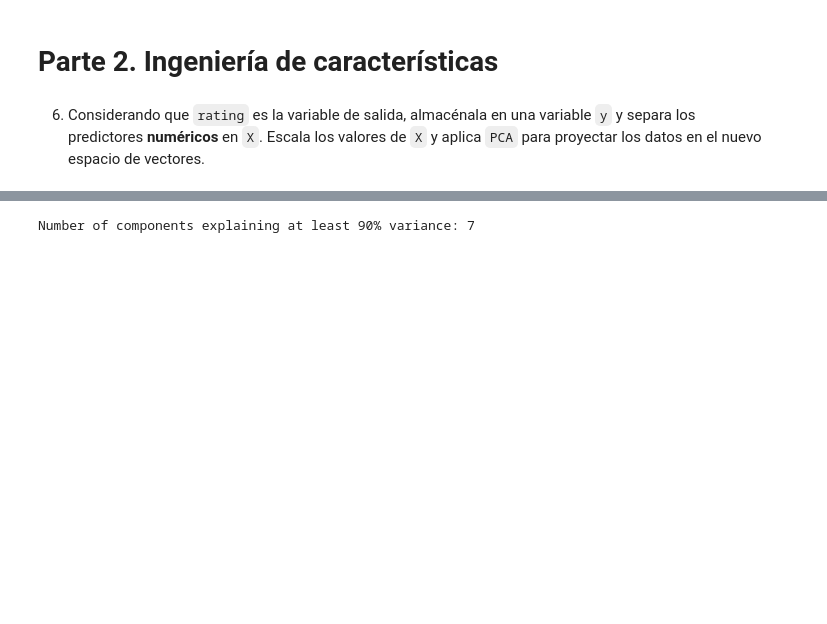
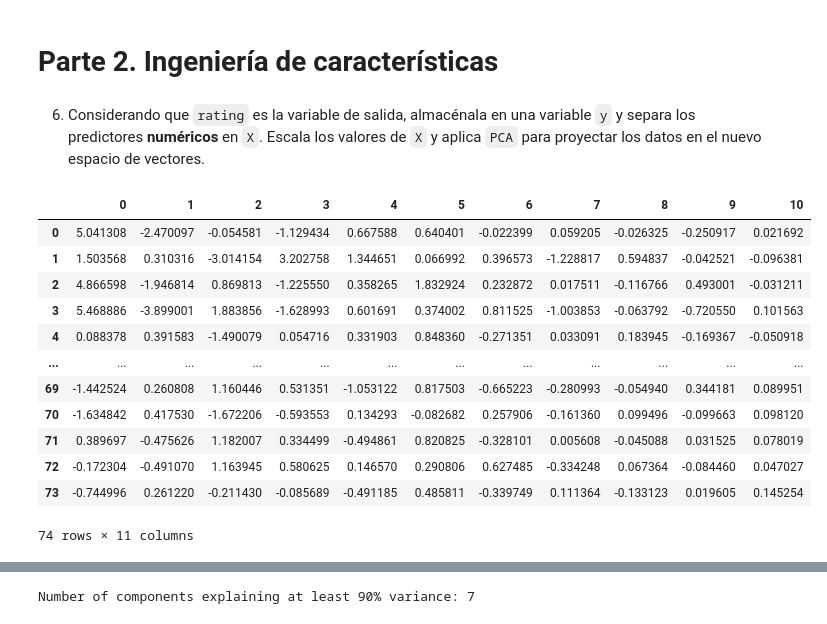
Before and after one commit to Janet16180/grupo_6_ciencia_de_datos, a Jupyter notebook: Actividad7PCA.ipynb, the cells around one changed output, grey strips where cells are left out. Cells and saved outputs as stored; diff of their text form; code cells hidden in the pictures; blank space fills up the shorter version.

```diff
--- a/Actividad7PCA.ipynb
+++ b/Actividad7PCA.ipynb
@@ -315,7 +365,23 @@ X_scaled = scaler.fit_transform(X)
 # %%
 from sklearn.decomposition import PCA
 
 pca = PCA()
 X_pca = pca.fit_transform(X_scaled)
+X_pca_df = pd.DataFrame(X_pca)
+X_pca_df
+# %% [output]
+|  | 0 | 1 | 2 | 3 | 4 | 5 | 6 | 7 | 8 | 9 | 10 |
+| 0 | 5.041308 | -2.470097 | -0.054581 | -1.129434 | 0.667588 | 0.640401 | -0.022399 | 0.059205 | -0.026325 | -0.250917 | 0.021692 |
+| 1 | 1.503568 | 0.310316 | -3.014154 | 3.202758 | 1.344651 | 0.066992 | 0.396573 | -1.228817 | 0.594837 | -0.042521 | -0.096381 |
+| 2 | 4.866598 | -1.946814 | 0.869813 | -1.225550 | 0.358265 | 1.832924 | 0.232872 | 0.017511 | -0.116766 | 0.493001 | -0.031211 |
+| 3 | 5.468886 | -3.899001 | 1.883856 | -1.628993 | 0.601691 | 0.374002 | 0.811525 | -1.003853 | -0.063792 | -0.720550 | 0.101563 |
+| 4 | 0.088378 | 0.391583 | -1.490079 | 0.054716 | 0.331903 | 0.848360 | -0.271351 | 0.033091 | 0.183945 | -0.169367 | -0.050918 |
+| ... | ... | ... | ... | ... | ... | ... | ... | ... | ... | ... | ... |
+| 69 | -1.442524 | 0.260808 | 1.160446 | 0.531351 | -1.053122 | 0.817503 | -0.665223 | -0.280993 | -0.054940 | 0.344181 | 0.089951 |
+| 70 | -1.634842 | 0.417530 | -1.672206 | -0.593553 | 0.134293 | -0.082682 | 0.257906 | -0.161360 | 0.099496 | -0.099663 | 0.098120 |
+| 71 | 0.389697 | -0.475626 | 1.182007 | 0.334499 | -0.494861 | 0.820825 | -0.328101 | 0.005608 | -0.045088 | 0.031525 | 0.078019 |
+| 72 | -0.172304 | -0.491070 | 1.163945 | 0.580625 | 0.146570 | 0.290806 | 0.627485 | -0.334248 | 0.067364 | -0.084460 | 0.047027 |
+| 73 | -0.744996 | 0.261220 | -0.211430 | -0.085689 | -0.491185 | 0.485811 | -0.339749 | 0.111364 | -0.133123 | 0.019605 | 0.145254 |
+74 rows × 11 columns
 # %% [markdown]
 7. Obtén la curva del porcentaje de varianza acumulada y determine el número mínimo de componentes principales que explique más del 90% de la varianza. Imprime la información de dichos componentes.
```
Also changed, not shown: parts of 15 cells of this notebook.
